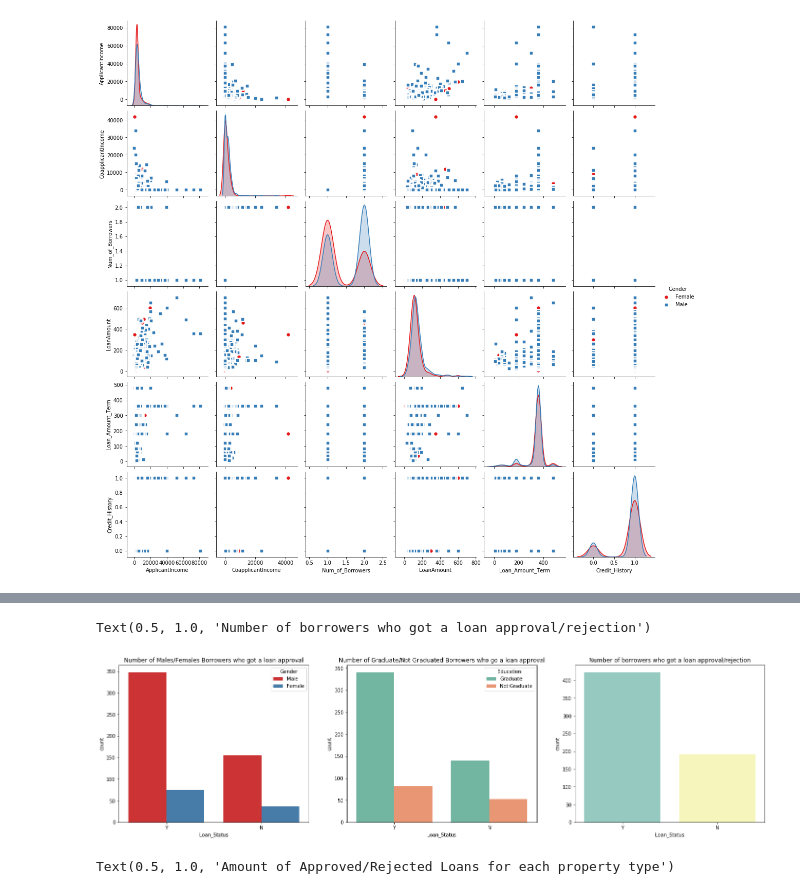
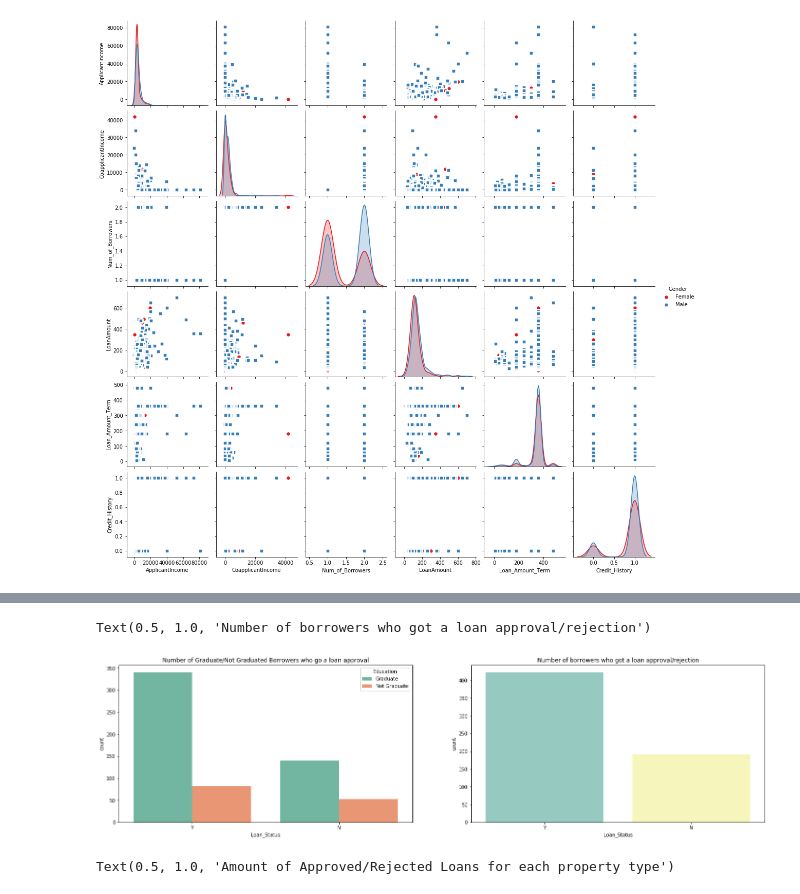
Before and after one commit to AlexOsokin97/Loan_Approval, a Jupyter notebook: Data_Analysis.ipynb, the cells around one changed output, grey strips where cells are left out. Drawn from its saved outputs; the diff is of its cells as text; code cells hidden in the pictures.

```diff
--- a/Data_Analysis.ipynb
+++ b/Data_Analysis.ipynb
@@ -170,18 +159,15 @@ sns.pairplot(df, kind="scatter", hue="Gender", markers=["o", "s"], palette="Set1
 # %%
-fig, ax = plt.subplots(1,3)
+fig, ax = plt.subplots(1,2)
 fig.set_size_inches(24,6)
 
-cp4 = sns.countplot(x='Loan_Status', hue='Gender', data=df_2, palette='Set1', ax=ax[0])
-cp4.set_title('Number of Males/Females Borrowers who got a loan approval')
-
-cp5 = sns.countplot(x='Loan_Status', hue='Education', data=df_2, palette='Set2', ax=ax[1])
+cp5 = sns.countplot(x='Loan_Status', hue='Education', data=df_2, palette='Set2', ax=ax[0])
 cp5.set_title('Number of Graduate/Not Graduated Borrowers who go a loan approval')
 
-cp6 = sns.countplot(x='Loan_Status', data=df_2, palette='Set3', ax=ax[2])
+cp6 = sns.countplot(x='Loan_Status', data=df_2, palette='Set3', ax=ax[1])
 cp6.set_title('Number of borrowers who got a loan approval/rejection')
 # %% [output]
 Text(0.5, 1.0, 'Number of borrowers who got a loan approval/rejection')
-[figure, old version]
+[figure, new version]
 # %%
 fig, ax = plt.subplots(1,2)
 fig.set_size_inches(18,10)
```
Also changed, not shown: parts of 3 cells of this notebook.
